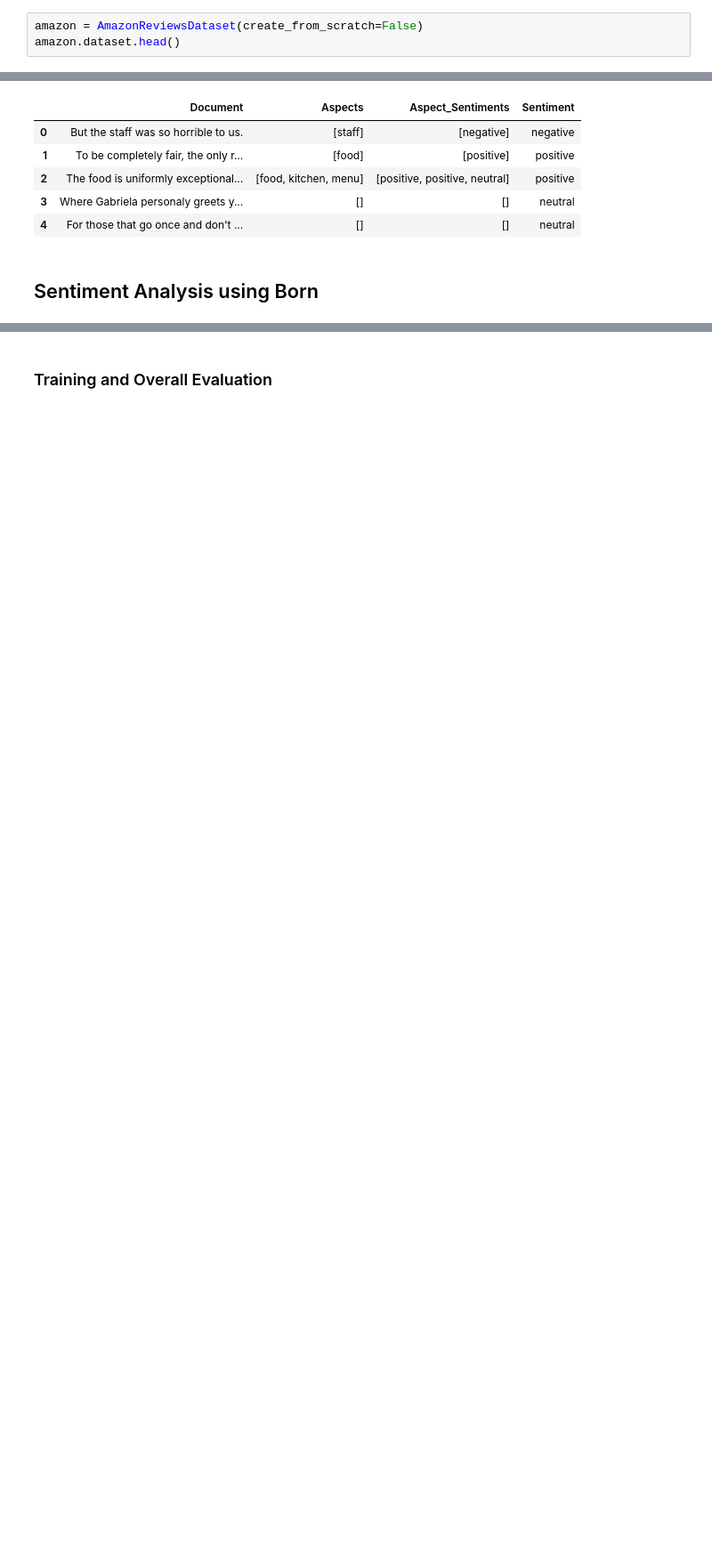
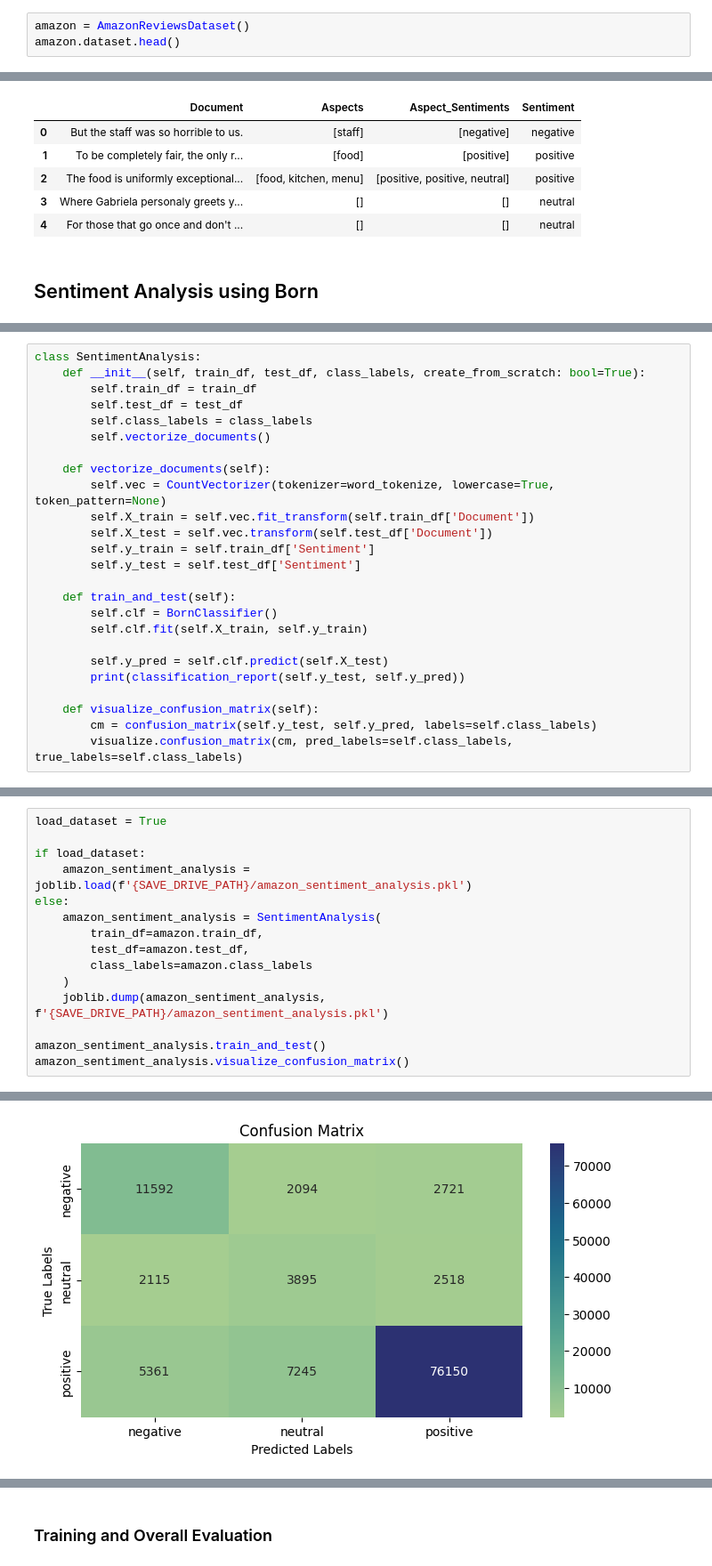
Before and after one commit to tabaraei/aspect-based-sentiment-analysis, a Jupyter notebook: ABSA.ipynb, the cells around one changed output, grey strips where cells are left out. Shown: that part at 89% size. Saved outputs shown, nothing was run; the diff lists cells and outputs as text; blank space fills up the shorter version.

Commit message:
updated the sentiment analysis with the classes, dividing to 3 subproblems

```diff
--- a/ABSA.ipynb
+++ b/ABSA.ipynb
@@ -122,4 +86,4 @@ class AmazonReviewsDataset:
 # %%
-amazon = AmazonReviewsDataset(create_from_scratch=False)
+amazon = AmazonReviewsDataset()
 amazon.dataset.head()
 # %% [output]
@@ -196,0 +166,25 @@ Test Features shape: (800, 4592)
+# %%
+class SentimentAnalysis:
+    def __init__(self, train_df, test_df, class_labels, create_from_scratch: bool=True):
+        self.train_df = train_df
+        self.test_df = test_df
+        self.class_labels = class_labels
+        self.vectorize_documents()
+
+    def vectorize_documents(self):
+        self.vec = CountVectorizer(tokenizer=word_tokenize, lowercase=True, token_pattern=None)
+        self.X_train = self.vec.fit_transform(self.train_df['Document'])
+        self.X_test = self.vec.transform(self.test_df['Document'])
+        self.y_train = self.train_df['Sentiment']
+        self.y_test = self.test_df['Sentiment']
+
+    def train_and_test(self):
+        self.clf = BornClassifier()
+        self.clf.fit(self.X_train, self.y_train)
+
+        self.y_pred = self.clf.predict(self.X_test)
+        print(classification_report(self.y_test, self.y_pred))
+
+    def visualize_confusion_matrix(self):
+        cm = confusion_matrix(self.y_test, self.y_pred, labels=self.class_labels)
+        visualize.confusion_matrix(cm, pred_labels=self.class_labels, true_labels=self.class_labels)
@@ -196,0 +193,16 @@ Test Features shape: (800, 4592)
+# %%
+load_dataset = True
+
+if load_dataset:
+    amazon_sentiment_analysis = joblib.load(f'{SAVE_DRIVE_PATH}/amazon_sentiment_analysis.pkl')
+else:
+    amazon_sentiment_analysis = SentimentAnalysis(
+        train_df=amazon.train_df,
+        test_df=amazon.test_df,
+        class_labels=amazon.class_labels
+    )
+    joblib.dump(amazon_sentiment_analysis, f'{SAVE_DRIVE_PATH}/amazon_sentiment_analysis.pkl')
+
+amazon_sentiment_analysis.train_and_test()
+amazon_sentiment_analysis.visualize_confusion_matrix()
+# %% [output]
@@ -196,0 +218 @@ Test Features shape: (800, 4592)
+[figure, added]
```
Also changed, not shown: parts of 17 cells of this notebook.
